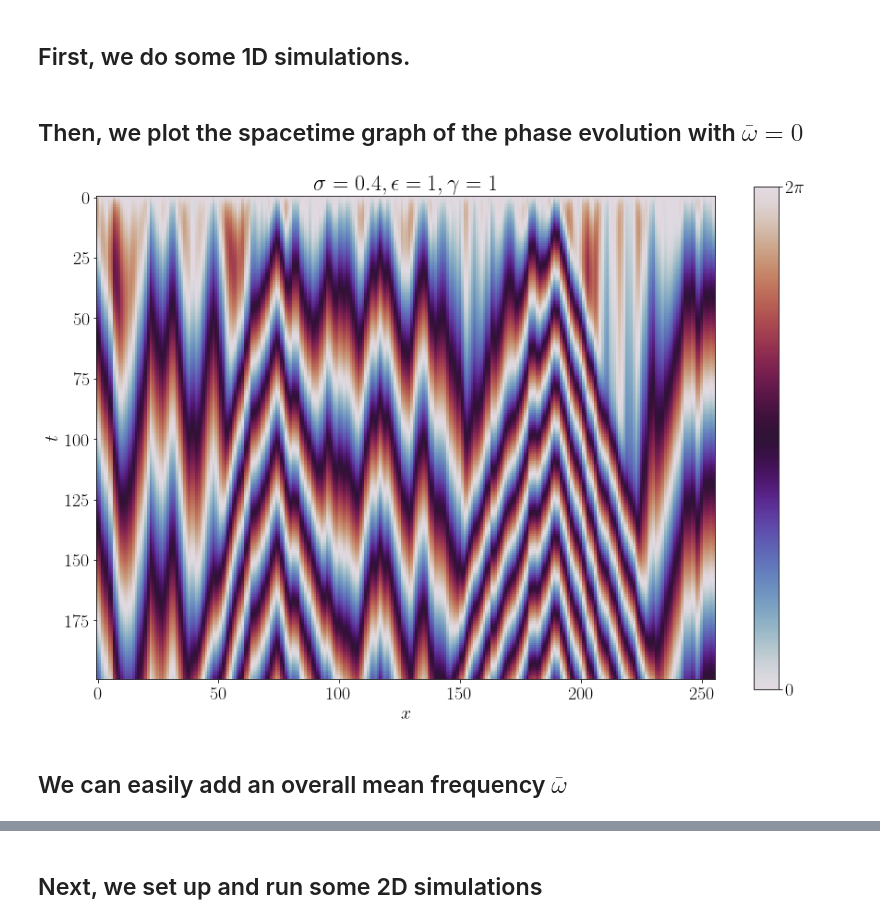
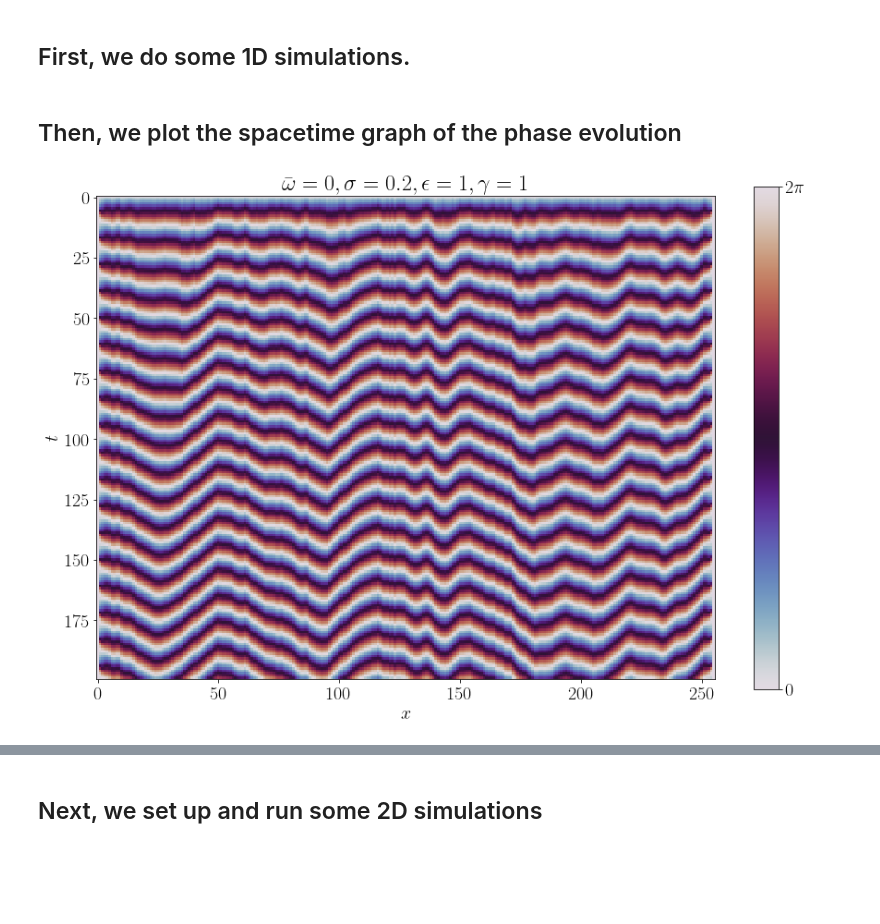
Before and after one commit to Irene-Li/kuramoto, a Jupyter notebook: kuramoto.ipynb, the cells around one changed output, grey strips where cells are left out. Saved outputs shown, nothing was run; the diff lists cells and outputs as text; code cells hidden in the pictures; blank space fills up the shorter version.

```diff
--- a/kuramoto.ipynb
+++ b/kuramoto.ipynb
@@ -16,11 +16,12 @@ or from the matplotlib source distribution
 # %%
 class Kuramoto():
 
-    def __init__(self, epsilon, gamma, sigma):
+    def __init__(self, epsilon, gamma, sigma, mean_omega):
         # Initialises the class with the model parameters
         self.epsilon = epsilon
         self.gamma = gamma
         self.sigma = sigma
+        self.mean_omega = mean_omega
 
     def initialise(self, L, T, dt, n_batches):
         # Set up the simulation parameters
@@ -31,7 +32,7 @@ class Kuramoto():
         self.n_batches = int(n_batches)
         self.step_size = T/(self.n_batches-1)
         self.batch_size = int(np.floor(self.step_size/self.dt))
-        self.omegas = self.sigma*np.random.normal(size=(L))
+        self.omegas = self.sigma*np.random.normal(size=(L)) + self.mean_omega
 
     def evolve(self, verbose=False):
         # The core function that integrates the ODEs forward.
@@ -57,19 +58,16 @@ class Kuramoto():
                     n += 1
                 theta = r.integrate(r.t+self.dt*small_batch)
 
-    def add_constant_omega(self, omega):
-        # Add a constant overall oscillation frequency to the whole system
-        omega_t = omega*np.linspace(0, self.T, self.n_batches)
-        omega_t = np.expand_dims(omega_t, axis=-1)
-        return self.res + omega_t
-
     def _coupling(self, theta):
         return np.sin(theta) + self.gamma*(1-np.cos(theta))
 
     def _det_rhs(self, theta):
         d_theta_1 = np.roll(theta, 1) - theta
         d_theta_2 = np.roll(theta, -1) - theta
-        return self.epsilon*(self._coupling(d_theta_1)+self._coupling(d_theta_2))+self.omegas
+        rhs = self.epsilon*(self._coupling(d_theta_1)+self._coupling(d_theta_2))+self.omegas
+        rhs[0] = 0
+        rhs[-1] = 0
+        return rhs
 
 
 class Kuramoto2D(Kuramoto):
@@ -94,6 +92,8 @@ class Kuramoto2D(Kuramoto):
 
         coupling = sum(map(self._coupling, d_thetas))
         rhs = self.epsilon*coupling + self.omegas
+        rhs[0, :] = 0
+        rhs[-1, :] = 0
         return rhs.flatten()
 # %% [markdown]
 ## First, we do some 1D simulations.
@@ -101,7 +101,8 @@ class Kuramoto2D(Kuramoto):
 # Set up model parameters
 epsilon = 1
 gamma = 1
-sigma = 0.4
+sigma = 0.2
+mean_omega = 1
 
 # Set up simulation parameters
 L = 256 # size of the system
@@ -110,24 +111,22 @@ dt = 1e-2 # time step
 n_batches = 200 # number of time points recorded in the end
 
 # Initialise the model and run the simulation
-model = Kuramoto(epsilon, gamma, sigma)
+model = Kuramoto(epsilon, gamma, sigma, mean_omega)
 model.initialise(L, T, dt, n_batches)
 model.evolve(verbose=False) # this runs the simulation, set verbose to True to see output at every time step
 # %% [markdown]
-## Then, we plot the spacetime graph of the phase evolution with $\bar{\omega} = 0$
+## Then, we plot the spacetime graph of the phase evolution
 # %%
 plt.figure(figsize=(15, 10))
 plt.rc('font', size=20)
 plt.rc('text', usetex=True)
 im = plt.imshow(model.res % (np.pi*2), cmap='twilight', vmin=0, vmax=2*np.pi)
 cbar = plt.colorbar(im)
 cbar.set_ticks([0, 2*np.pi])
 cbar.set_ticklabels([r'$0$', r'$2\pi$'])
-plt.title(r'$\sigma={}, \epsilon ={}, \gamma ={}$'.format(sigma, epsilon, gamma))
+plt.title(r'$\bar{{\omega}}={}, \sigma={}, \epsilon ={}, \gamma ={}$'.format(0, sigma, epsilon, gamma))
 plt.xlabel(r'$x$')
 plt.ylabel(r'$t$')
 plt.show()
 # %% [output]
-[figure, old version]
+[figure, new version]
-# %% [markdown]
-## We can easily add an overall mean frequency $\bar{\omega}$
```
Also changed, not shown: parts of 4 cells of this notebook.
